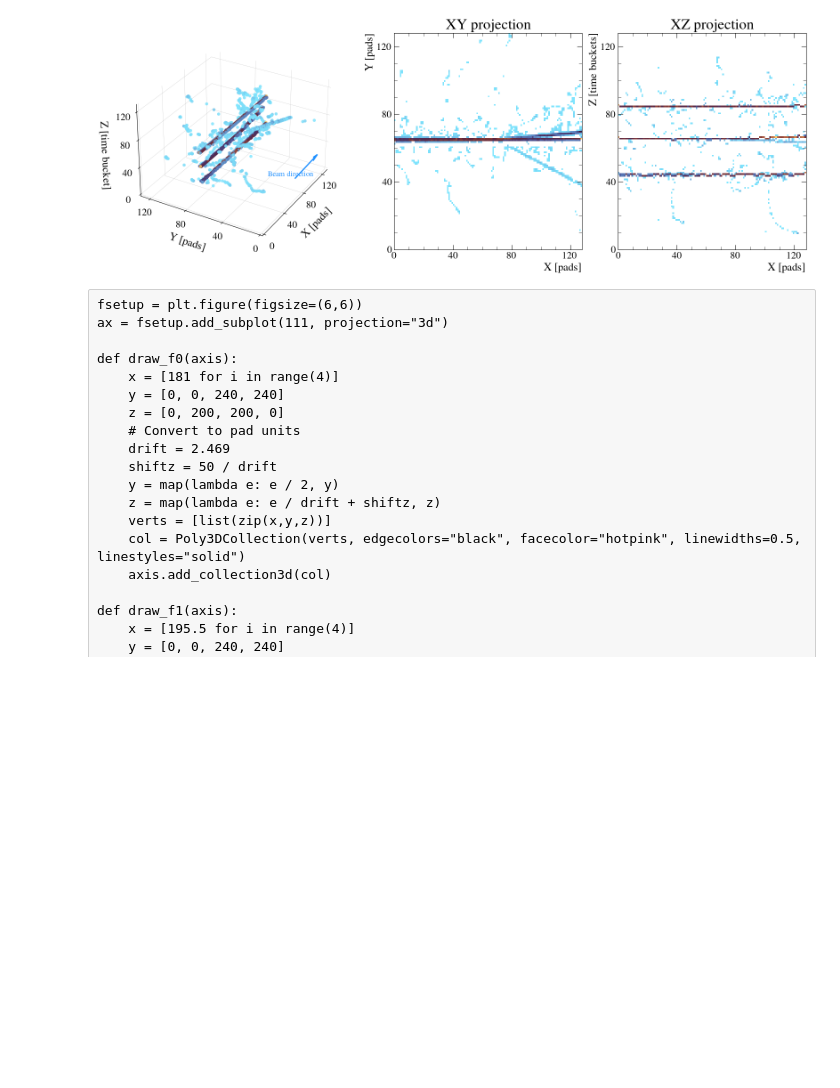
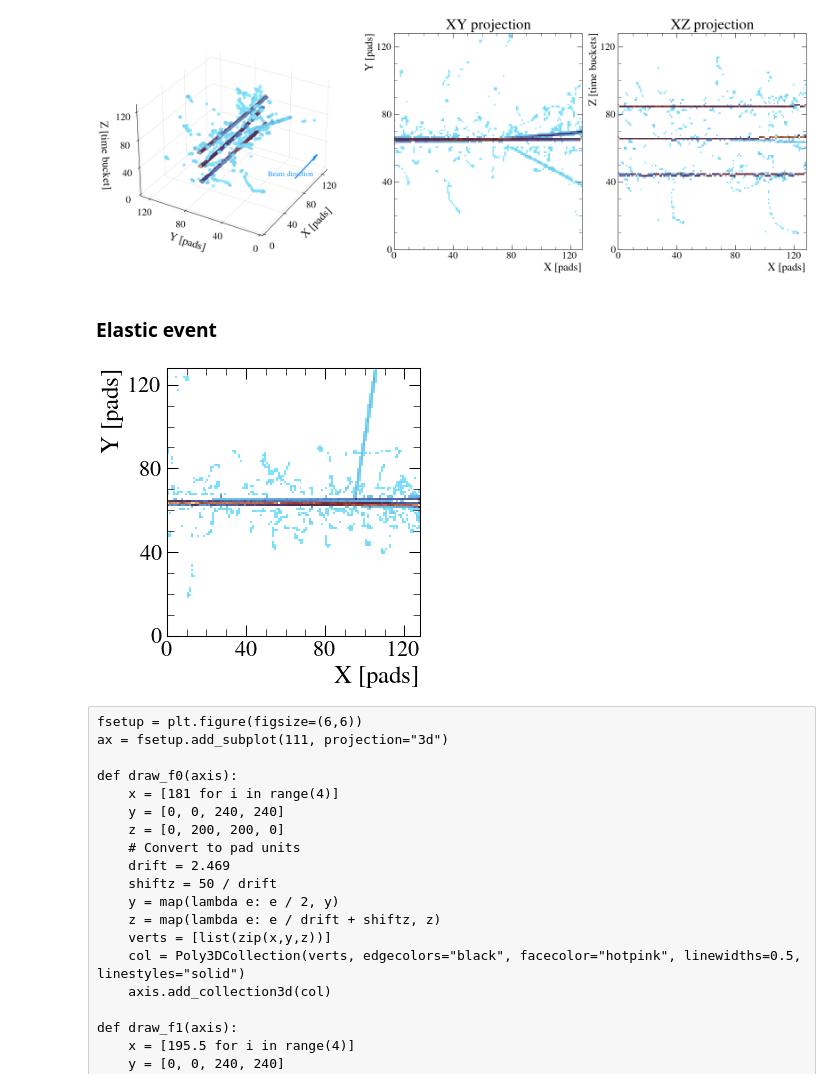
Before and after one commit to loopset/e796-analysis, a Jupyter notebook: Publications/Code/mpl/events.ipynb, the cells around one changed output. Drawn from its saved outputs; the diff is of its cells as text; code cells hidden in the pictures; blank space fills up the shorter version.

```diff
--- a/Publications/Code/mpl/events.ipynb
+++ b/Publications/Code/mpl/events.ipynb
@@ -6,10 +6,8 @@ import matplotlib as mpl
 from mpl_toolkits.axes_grid1.inset_locator import inset_axes
 from mpl_toolkits.mplot3d.art3d import Poly3DCollection
 import matplotlib.pyplot as plt
-plt.style.use("./actroot.mplstyle")
+plt.style.use("../../../Python/actroot.mplstyle")
 import numpy as np
-import cmcrameri.cm as cmc
-
 import util as u
 from importlib import reload
 # %%
@@ -94,5 +92,18 @@ for a, label in zip([ax, ax2], labels):
 # %% [output]
 [figure]
+# %% [markdown]
+### Elastic event
+# %%
+el = u.DataInterface("../Events/run_155_entry_630.root")
+u.init_figure("elastic", figsize=figsize)
+mesh = el.draw()
+mesh.set_clim(vmax=8000)
+
+plt.tight_layout()
+plt.savefig("./Outputs/elastic.png", dpi=200)
+plt.show()
+# %% [output]
+[figure, added]
 # %% [raw]
 fsetup = plt.figure(figsize=(6,6))
 ax = fsetup.add_subplot(111, projection="3d")
```
Also changed, not shown: parts of 3 cells of this notebook, 33 other files.
